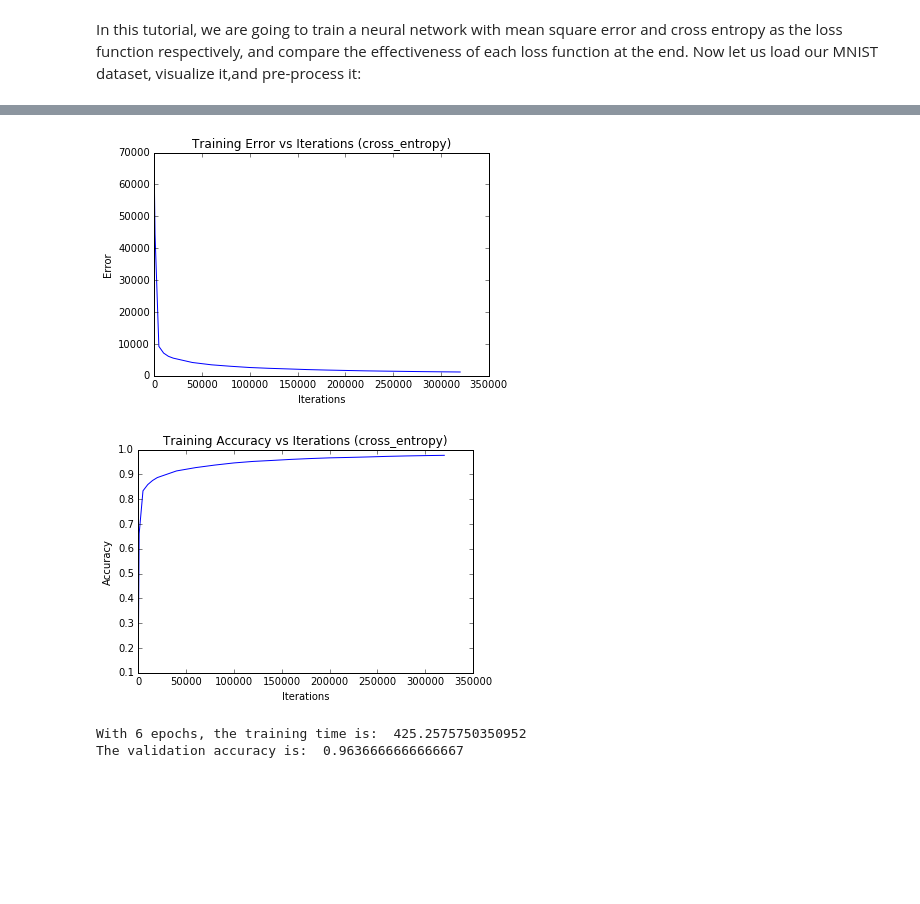
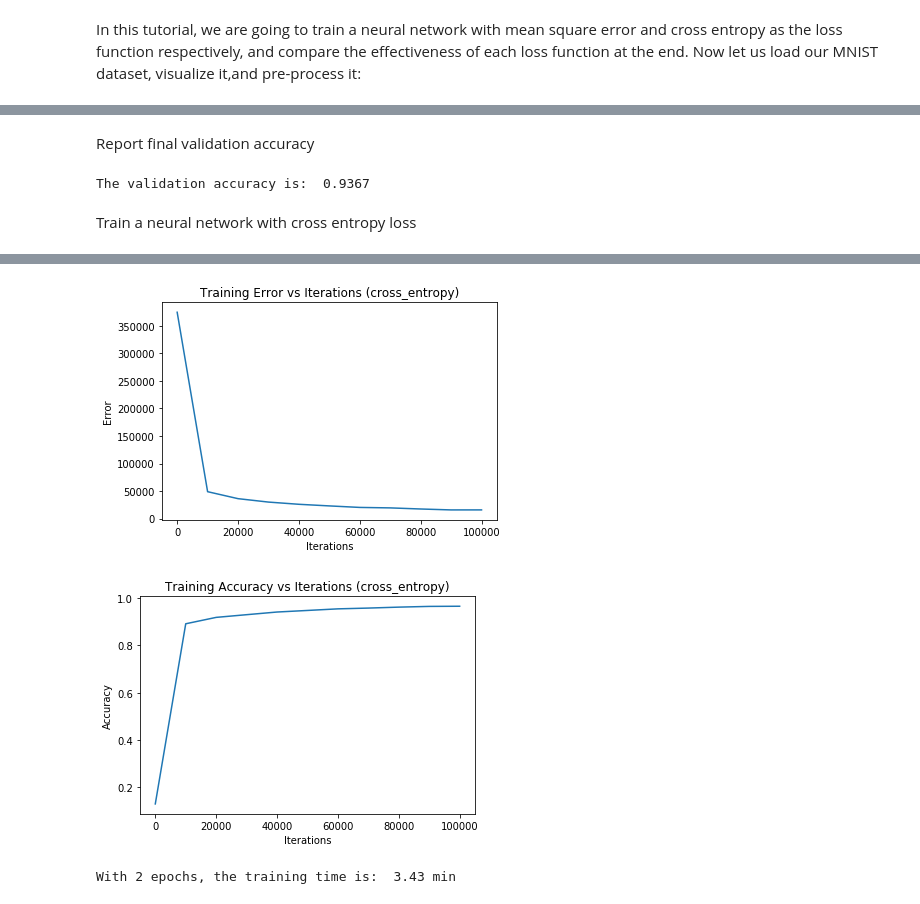
Before and after one commit to CalvinTChi/Machine-Learning-Algorithms, a Jupyter notebook: Neural_Networks.ipynb, the cells around one changed output, grey strips where cells are left out. Drawn from its saved outputs; the diff is of its cells as text; code cells hidden in the pictures; blank space fills up the shorter version.

```diff
--- a/Neural_Networks.ipynb
+++ b/Neural_Networks.ipynb
@@ -304,2 +272,0 @@ In data pre-processing it is common to scale the dataset so that each feature(co
-# %%
-train_images = scale(train_images, axis = 0, copy=False)
@@ -308,8 +272,0 @@ Conver the label vector to a matrix. The label for each sample is now represente
-# %%
-labels = labels[indices]
-train_labels = [np.zeros((1, 10)) for i in range(labels.shape[0])]
-for array, label in zip(train_labels, labels):
-    array[0][label] = 1
-train_labels = np.array(train_labels)
-test_images = np.transpose(test_images, (2, 0, 1))
-test_images = np.reshape(test_images, (test_images.shape[0], 784))
@@ -347,0 +305,6 @@ Now let us train the model using cross entropy error as our loss function, with
+# %%
+Xtrain = X[:(9 * len(X) // 10)]
+Ytrain = Y[:(9 * len(Y) // 10)]
+
+Xvalidation = X[(9 * len(X) // 10):, :]
+Yvalidation = Y[(9 * len(Y) // 10):, :]
@@ -347,0 +313,8 @@ Now let us train the model using cross entropy error as our loss function, with
+# %%
+nn_mse = NeuralNetwork(layers = [784, 256, 10], loss = "mean_square", monitor=True, plot=True)
+
+start = time.time()
+epochs = 2
+nn_mse.train(Xtrain, Ytrain, epochs = epochs, validation = Xvalidation, validation_label = Yvalidation)
+end = time.time()
+print("With " + str(epochs) + " epochs, the training time is: ", round((end - start)/60, 2), "min")
@@ -348,13 +336,18 @@ Now let us train the model using cross entropy error as our loss function, with
+# %% [markdown]
+Report final validation accuracy
+# %%
+YHat = nn_mse.predict(Xvalidation)
+val_accuracy = accuracy(Yvalidation, YHat)
+print("The validation accuracy is: ", round(val_accuracy, 4))
+# %% [output]
+The validation accuracy is:  0.9367
+# %% [markdown]
+Train a neural network with cross entropy loss
 # %%
-NN = NeuralNetwork([784, 200, 10], loss="cross_entropy",
-                  plot=True)
+nn_cross_entropy = NeuralNetwork([784, 200, 10], loss="cross_entropy", monitor = True, plot=True)
 start = time.time()
-epochs = 6
-NN.train(train, train_label, epochs, validation=validation,
-         validation_label=validation_label)
+epochs = 2
+nn_cross_entropy .train(Xtrain, Ytrain, epochs, validation = Xvalidation, validation_label = Yvalidation)
 end = time.time()
-print("With " + str(epochs) + " epochs, the training time is: ", end-start)
-predictions = NN.predict(validation)
-p_correct = accuracy(predictions, validation_label)
-print("The validation accuracy is: ", p_correct)
+print("With " + str(epochs) + " epochs, the training time is: ", round((end - start)/60, 2), "min")
 # %% [output]
@@ -361,4 +365,3 @@ print("The validation accuracy is: ", p_correct)
-[figure, old version]
+[figure, new version]
-[figure, old version]
+[figure, new version]
-With 6 epochs, the training time is:  425.2575750350952
-The validation accuracy is:  0.9636666666666667
+With 2 epochs, the training time is:  3.43 min
```
Also changed, not shown: parts of 25 cells of this notebook.
